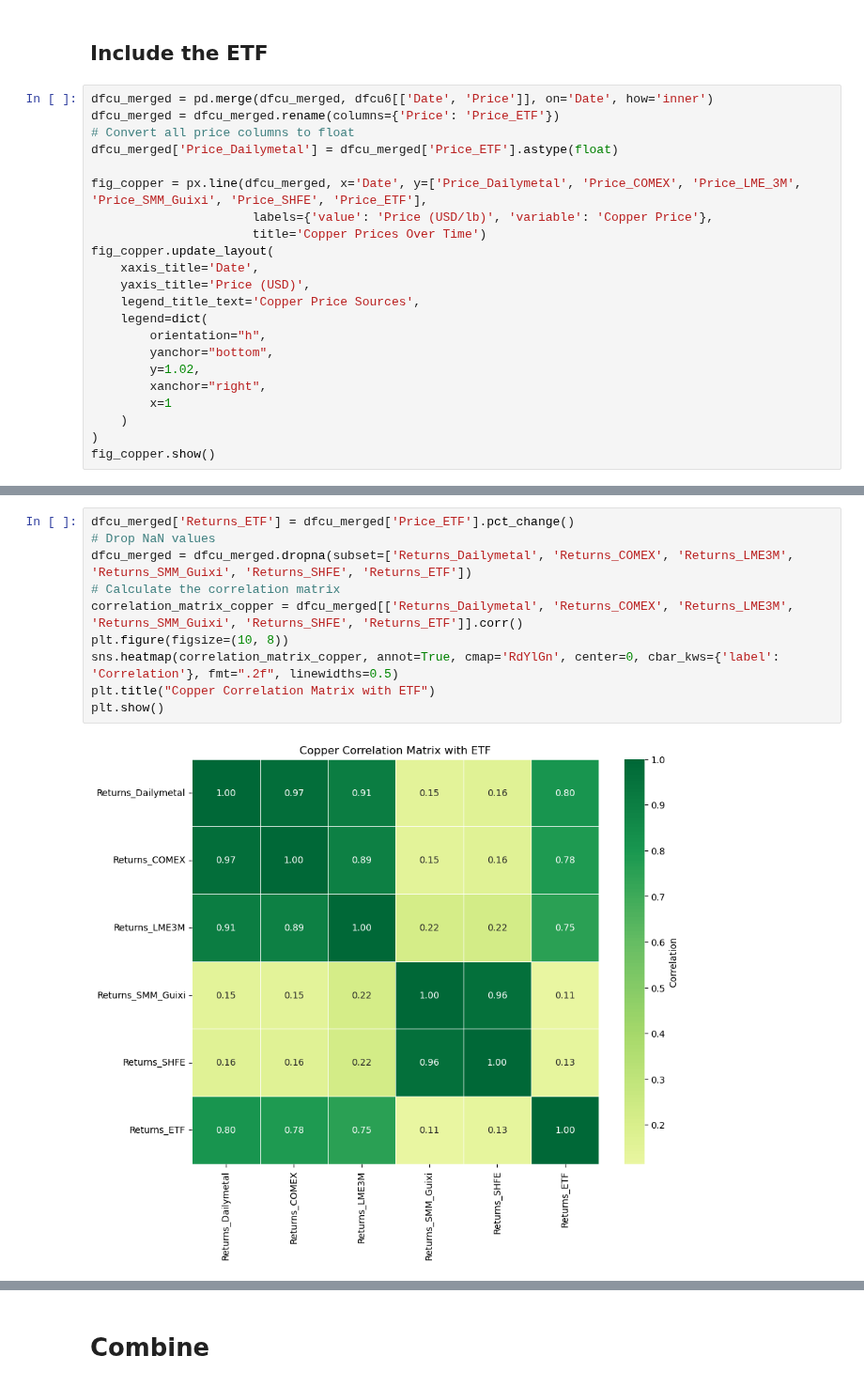
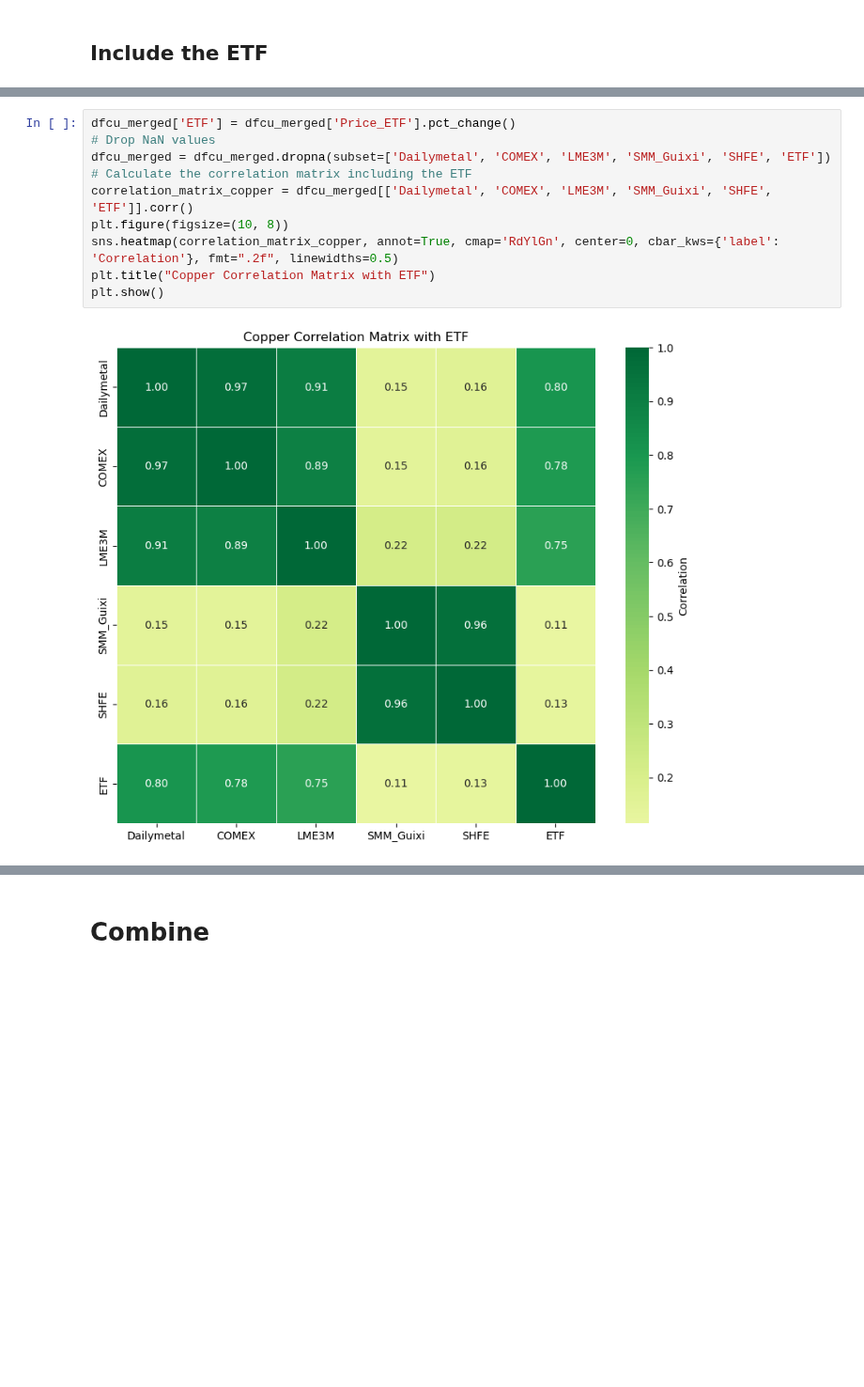
Before and after one commit to Doosheck/metals, a Jupyter notebook: data_overview.ipynb, the cells around one changed output, grey strips where cells are left out. Shown at 94% size. Drawn from its saved outputs; the diff is of its cells as text; blank space fills up the shorter version.

```diff
--- a/data_overview.ipynb
+++ b/data_overview.ipynb
@@ -997,24 +984,2 @@ dfcu_merged_scaled['Price_SHFE'] = (dfcu_merged_scaled['Price_SHFE'] - dfcu_merg
 # %% [markdown]
 ## Include the ETF
-# %%
-dfcu_merged = pd.merge(dfcu_merged, dfcu6[['Date', 'Price']], on='Date', how='inner')
-dfcu_merged = dfcu_merged.rename(columns={'Price': 'Price_ETF'})
-# Convert all price columns to float
-dfcu_merged['Price_Dailymetal'] = dfcu_merged['Price_ETF'].astype(float)
-
-fig_copper = px.line(dfcu_merged, x='Date', y=['Price_Dailymetal', 'Price_COMEX', 'Price_LME_3M', 'Price_SMM_Guixi', 'Price_SHFE', 'Price_ETF'],
-                      labels={'value': 'Price (USD/lb)', 'variable': 'Copper Price'},
-                      title='Copper Prices Over Time')
-fig_copper.update_layout(
-    xaxis_title='Date',
-    yaxis_title='Price (USD)',
-    legend_title_text='Copper Price Sources',
-    legend=dict(
-        orientation="h",
-        yanchor="bottom",
-        y=1.02,
-        xanchor="right",
-        x=1
-    )
-)
-fig_copper.show()
@@ -1021,12 +1001,12 @@ fig_copper.show()
 # %%
-dfcu_merged['Returns_ETF'] = dfcu_merged['Price_ETF'].pct_change()
+dfcu_merged['ETF'] = dfcu_merged['Price_ETF'].pct_change()
 # Drop NaN values
-dfcu_merged = dfcu_merged.dropna(subset=['Returns_Dailymetal', 'Returns_COMEX', 'Returns_LME3M', 'Returns_SMM_Guixi', 'Returns_SHFE', 'Returns_ETF'])
-# Calculate the correlation matrix
-correlation_matrix_copper = dfcu_merged[['Returns_Dailymetal', 'Returns_COMEX', 'Returns_LME3M', 'Returns_SMM_Guixi', 'Returns_SHFE', 'Returns_ETF']].corr()
+dfcu_merged = dfcu_merged.dropna(subset=['Dailymetal', 'COMEX', 'LME3M', 'SMM_Guixi', 'SHFE', 'ETF'])
+# Calculate the correlation matrix including the ETF
+correlation_matrix_copper = dfcu_merged[['Dailymetal', 'COMEX', 'LME3M', 'SMM_Guixi', 'SHFE', 'ETF']].corr()
 plt.figure(figsize=(10, 8))
 sns.heatmap(correlation_matrix_copper, annot=True, cmap='RdYlGn', center=0, cbar_kws={'label': 'Correlation'}, fmt=".2f", linewidths=0.5)
 plt.title("Copper Correlation Matrix with ETF")
 plt.show()
 # %% [output]
-[figure, old version]
+[figure, new version]
```
Also changed, not shown: parts of 8 cells of this notebook.
